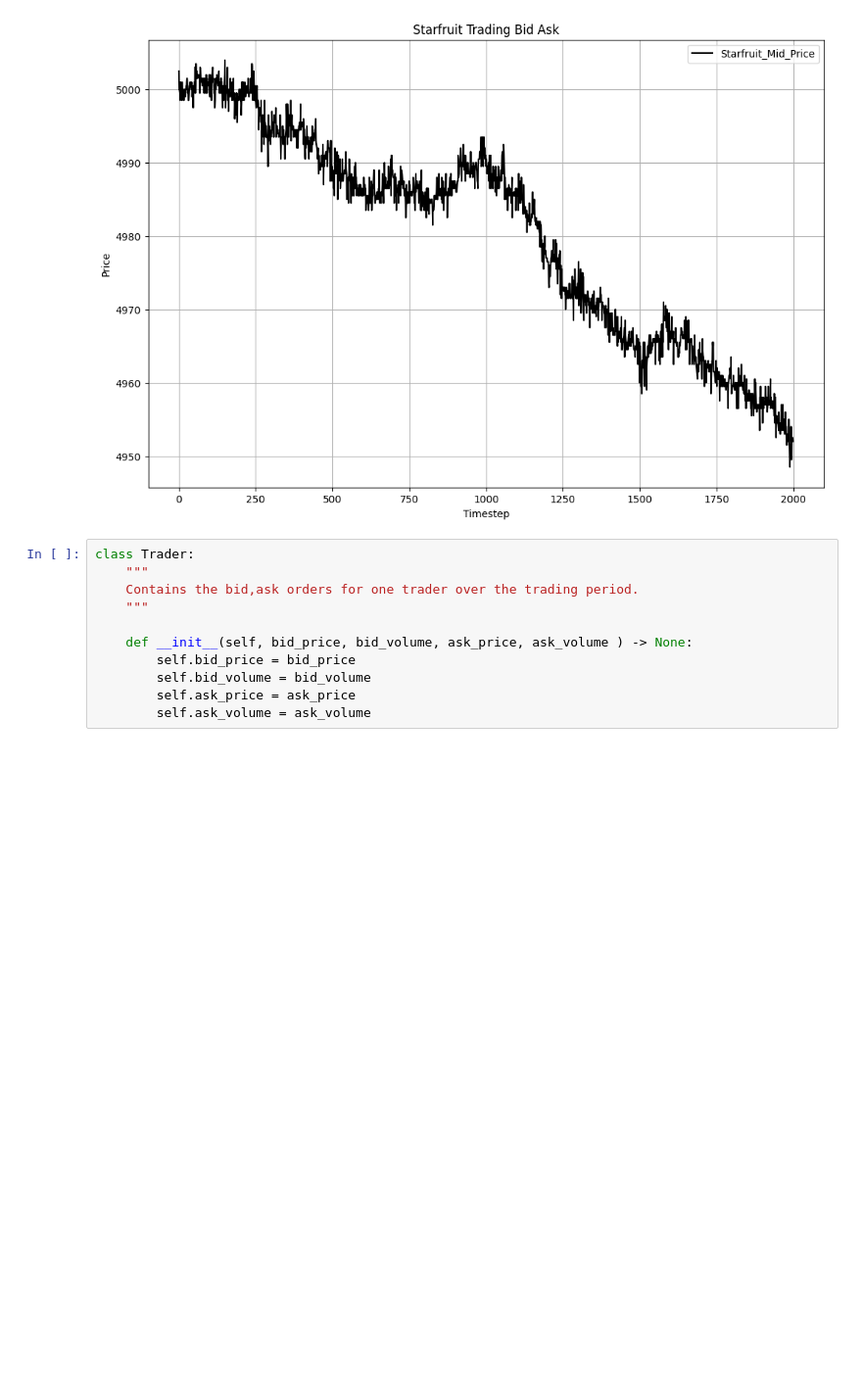
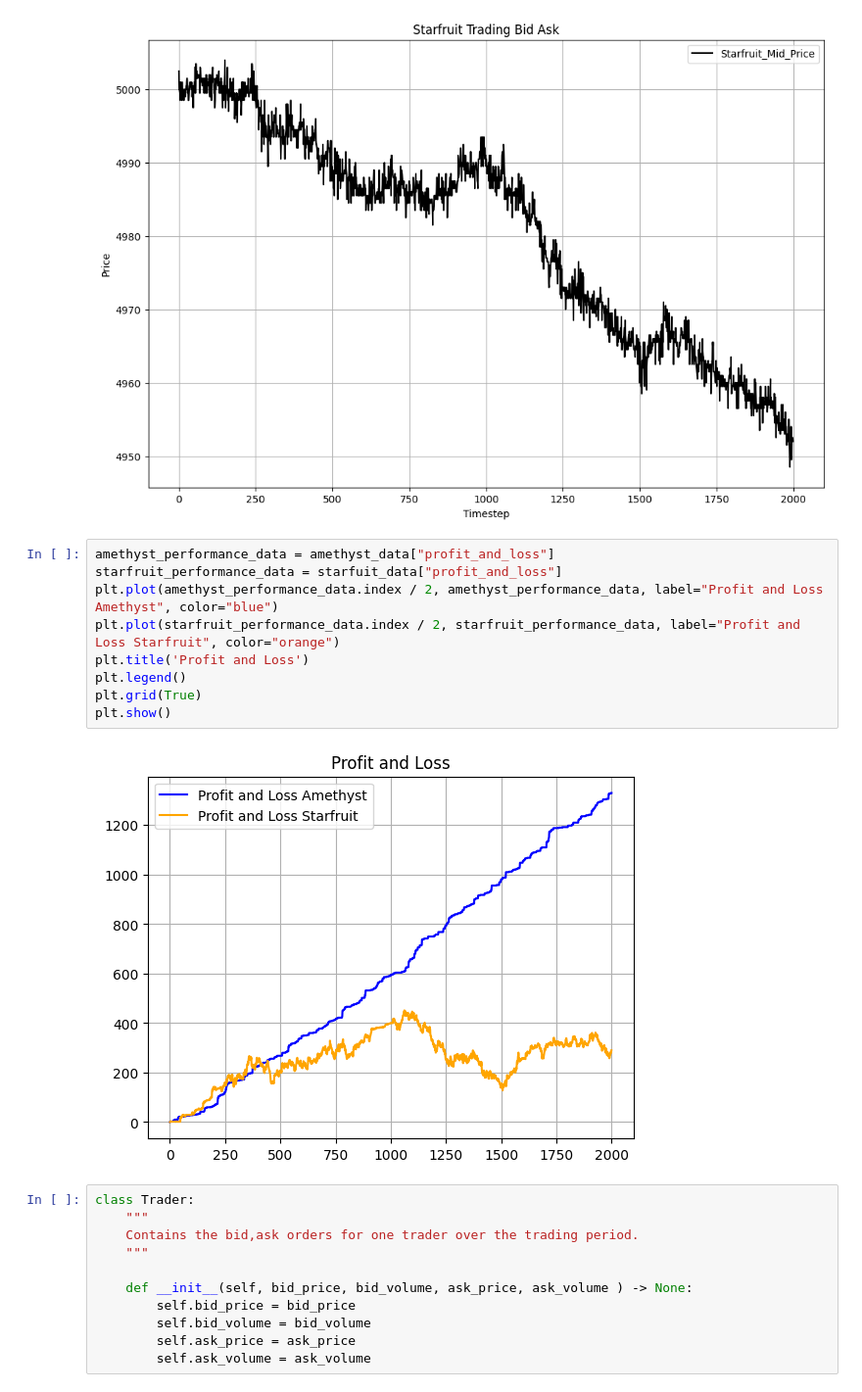
Before and after one commit to timkimneu/IMCProsperityTradingAlgorithm, a Jupyter notebook: tutorial/eda.ipynb, the cells around one changed output. Shown at 98% size. Drawn from its saved outputs; the diff is of its cells as text; blank space fills up the shorter version.

```diff
--- a/tutorial/eda.ipynb
+++ b/tutorial/eda.ipynb
@@ -103,6 +96,17 @@ plt.grid(True)
 plt.show()
 # %% [output]
 [figure]
+# %%
+amethyst_performance_data = amethyst_data["profit_and_loss"]
+starfruit_performance_data = starfuit_data["profit_and_loss"]
+plt.plot(amethyst_performance_data.index / 2, amethyst_performance_data, label="Profit and Loss Amethyst", color="blue")
+plt.plot(starfruit_performance_data.index / 2, starfruit_performance_data, label="Profit and Loss Starfruit", color="orange")
+plt.title('Profit and Loss')
+plt.legend()
+plt.grid(True)
+plt.show()
+# %% [output]
+[figure, added]
 # %%
 class Trader:
     """
```
Also changed, not shown: parts of 3 cells of this notebook, 4 other files.
